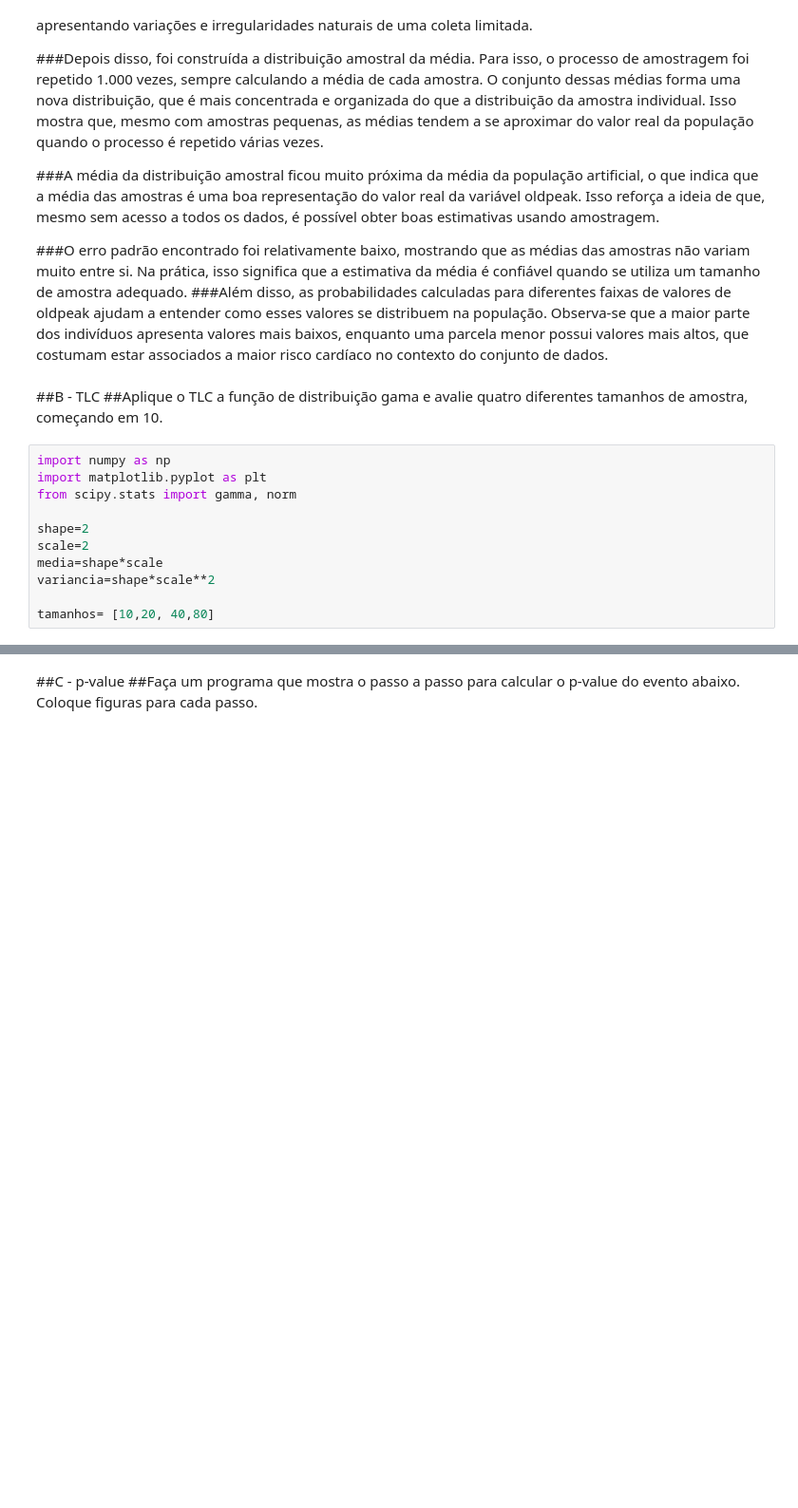
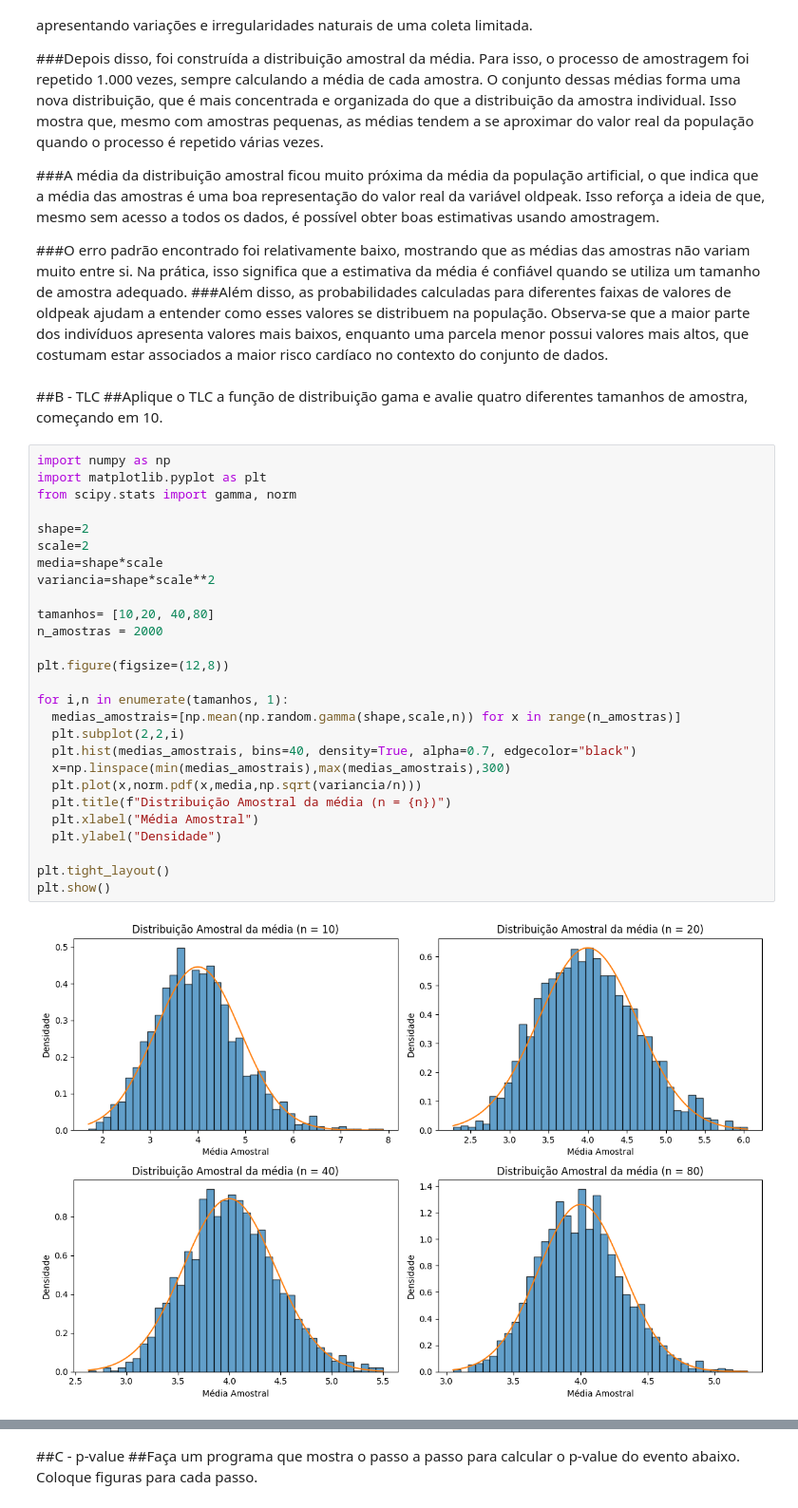
Before and after one commit to diofares/LLM-Estatistica-Atividade1, a Jupyter notebook: LLM_Estatistica_Atividade1.ipynb, the cells around one changed output, grey strips where cells are left out. Shown at 95% size. Drawn from its saved outputs; the diff is of its cells as text; blank space fills up the shorter version.

```diff
--- a/LLM_Estatistica_Atividade1.ipynb
+++ b/LLM_Estatistica_Atividade1.ipynb
@@ -279,14 +279,32 @@ Using Colab cache for faster access to the 'heart-disease-dataset' dataset.
 # %% [markdown]
 ##B - TLC
 ##Aplique o TLC a função de distribuição gama e avalie quatro diferentes tamanhos de amostra, começando em 10.
-# %%
-import numpy as np
-import matplotlib.pyplot as plt
-from scipy.stats import gamma, norm
-
-shape=2
-scale=2
-media=shape*scale
-variancia=shape*scale**2
-
-tamanhos= [10,20, 40,80]
+# %%
+import numpy as np
+import matplotlib.pyplot as plt
+from scipy.stats import gamma, norm
+
+shape=2
+scale=2
+media=shape*scale
+variancia=shape*scale**2
+
+tamanhos= [10,20, 40,80]
+n_amostras = 2000
+
+plt.figure(figsize=(12,8))
+
+for i,n in enumerate(tamanhos, 1):
+  medias_amostrais=[np.mean(np.random.gamma(shape,scale,n)) for x in range(n_amostras)]
+  plt.subplot(2,2,i)
+  plt.hist(medias_amostrais, bins=40, density=True, alpha=0.7, edgecolor="black")
+  x=np.linspace(min(medias_amostrais),max(medias_amostrais),300)
+  plt.plot(x,norm.pdf(x,media,np.sqrt(variancia/n)))
+  plt.title(f"Distribuição Amostral da média (n = {n})")
+  plt.xlabel("Média Amostral")
+  plt.ylabel("Densidade")
+
+plt.tight_layout()
+plt.show()
+# %% [output]
+[figure, added]
```
Also changed, not shown: parts of 1 cell of this notebook.
